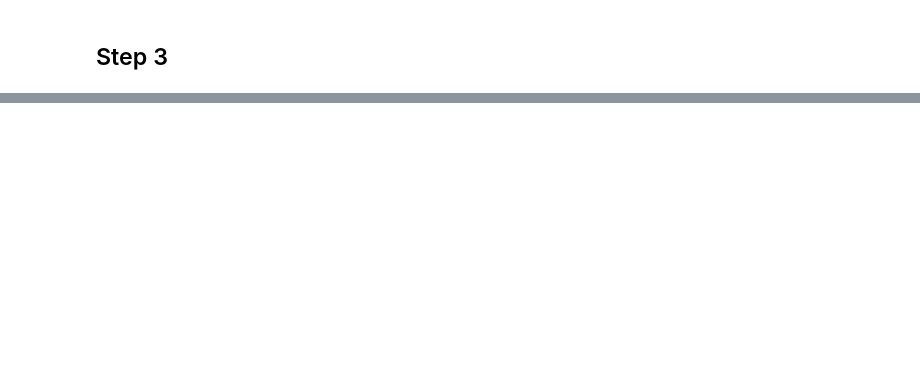
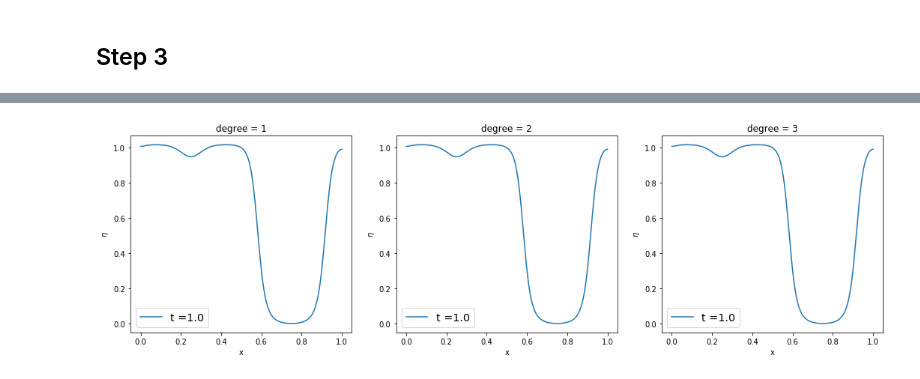
Before and after one commit to eferos93/P1.4_seed, a Jupyter notebook: final_project/final_project_2019-2020.ipynb, the cells around one changed output, grey strips where cells are left out. Saved outputs shown, nothing was run; the diff lists cells and outputs as text; code cells hidden in the pictures; blank space fills up the shorter version.

```diff
--- a/final_project/final_project_2019-2020.ipynb
+++ b/final_project/final_project_2019-2020.ipynb
@@ -236,0 +294,4 @@ dt = [.25, .125, .0625, .03125, .015625]
+# %%
+plot_increasing_degree(eps=0.01, degree=degree, ndofs=128, dt=0.1)
+# %% [output]
+[figure, added]
```
Also changed, not shown: parts of 6 cells of this notebook.
